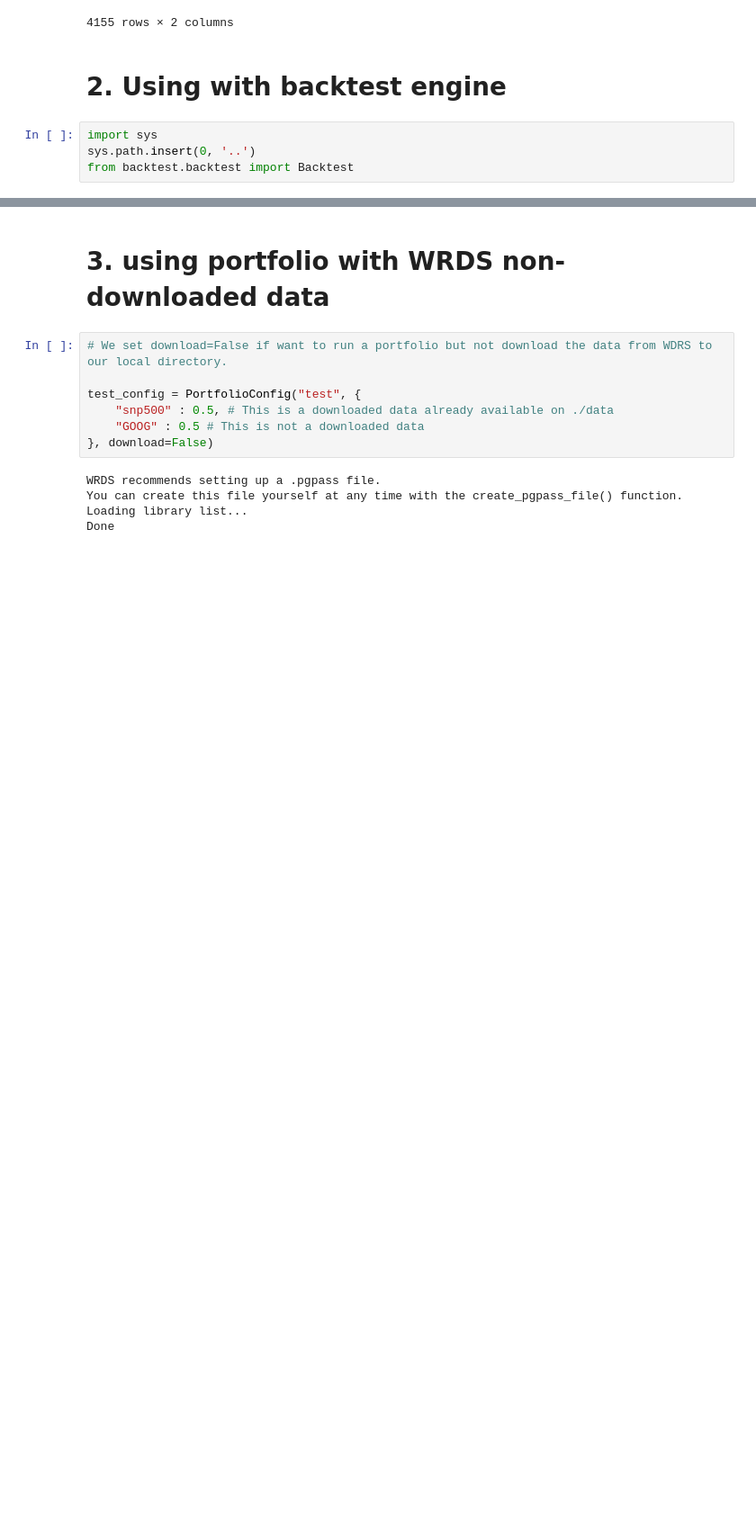
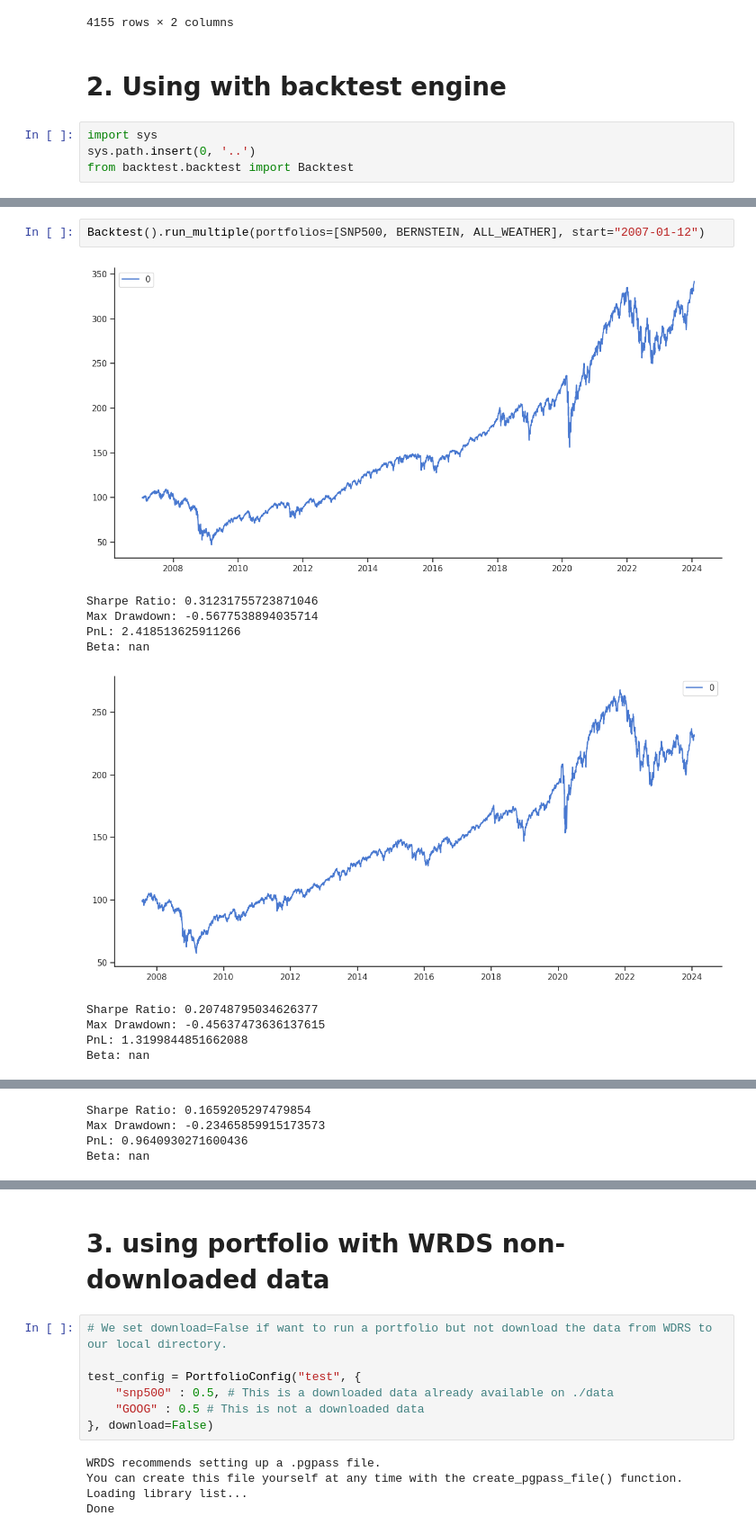
Before and after one commit to NUSFintechQuant/AY2324S1-Modern-Portfolio-Theory, a Jupyter notebook: portfolio/portfolio_demo.ipynb, the cells around one changed output, grey strips where cells are left out. Shown: that part at 90% size. Cells and saved outputs as stored; diff of their text form; blank space fills up the shorter version.

```diff
--- a/portfolio/portfolio_demo.ipynb
+++ b/portfolio/portfolio_demo.ipynb
@@ -118,0 +195,13 @@ Beta: nan
+# %%
+Backtest().run_multiple(portfolios=[SNP500, BERNSTEIN, ALL_WEATHER], start="2007-01-12")
+# %% [output]
+[figure, added]
+Sharpe Ratio: 0.31231755723871046
+Max Drawdown: -0.5677538894035714
+PnL: 2.418513625911266
+Beta: nan
+[figure, added]
+Sharpe Ratio: 0.20748795034626377
+Max Drawdown: -0.45637473636137615
+PnL: 1.3199844851662088
+Beta: nan
@@ -118,0 +209,4 @@ Beta: nan
+Sharpe Ratio: 0.1659205297479854
+Max Drawdown: -0.23465859915173573
+PnL: 0.9640930271600436
+Beta: nan
```
Also changed, not shown: parts of 7 cells of this notebook, 2 other files.
